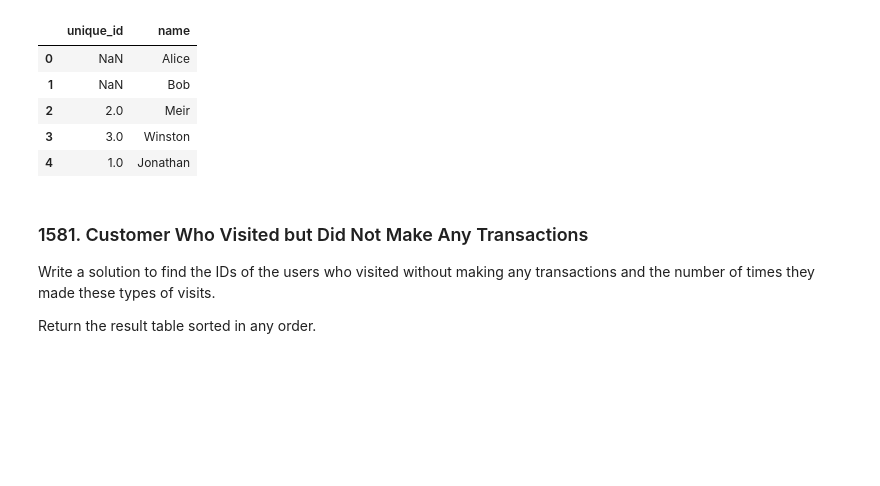
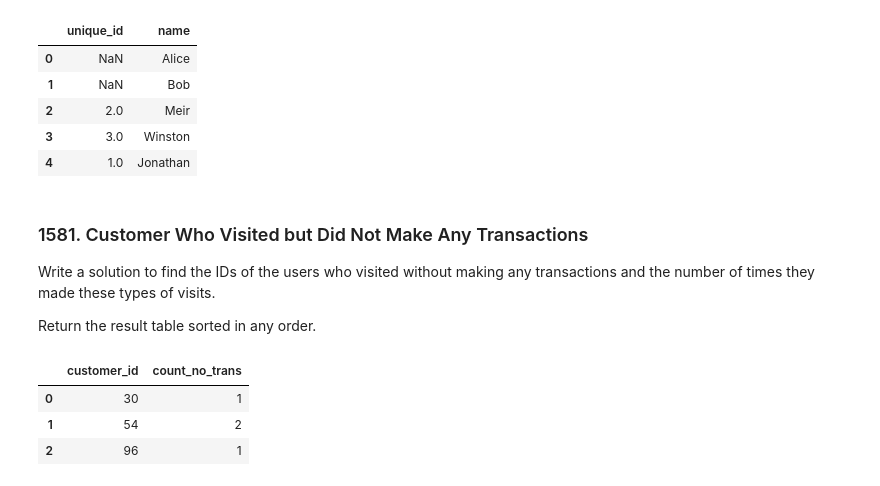
Before and after one commit to drwslv/LeetCode-Pandas, a Jupyter notebook: sql_50_pandas.ipynb, the cells around one changed output. Saved outputs shown, nothing was run; the diff lists cells and outputs as text; code cells hidden in the pictures; blank space fills up the shorter version.

```diff
--- a/sql_50_pandas.ipynb
+++ b/sql_50_pandas.ipynb
@@ -390,3 +390,16 @@ replace_employee_id(employees, employee_uni)
 Write a solution to find the IDs of the users who visited without making any transactions and the number of times they made these types of visits.
 
 Return the result table sorted in any order.
+# %%
+# Beats 56.20%
+def find_customers(visits: pd.DataFrame, transactions: pd.DataFrame) -> pd.DataFrame:
+    # customer_id count_no_trans
+    if visits.shape[0] ==0:
+        return pd.DataFrame(None, columns=['customer_id','count_no_trans'])
+
+    df = pd.merge(visits, transactions, how='left', on='visit_id') # visit_id customer_id transaction_id amount
+
+    if df.shape[0] == 0:
+        return pd.DataFrame(None, columns=['customer_id','count_no_trans'])
+    else:
+        return df[ df['transaction_id'].isna() ][['visit_id','customer_id']].groupby('customer_id', as_index=False).agg(count_no_trans=('visit_id','count'))
@@ -392,0 +411,7 @@ Return the result table sorted in any order.
+# %%
+find_customers(visits, transactions)
+# %% [output]
+|  | customer_id | count_no_trans |
+| 0 | 30 | 1 |
+| 1 | 54 | 2 |
+| 2 | 96 | 1 |
```
Also changed, not shown: parts of 3 cells of this notebook, 1 other file.
